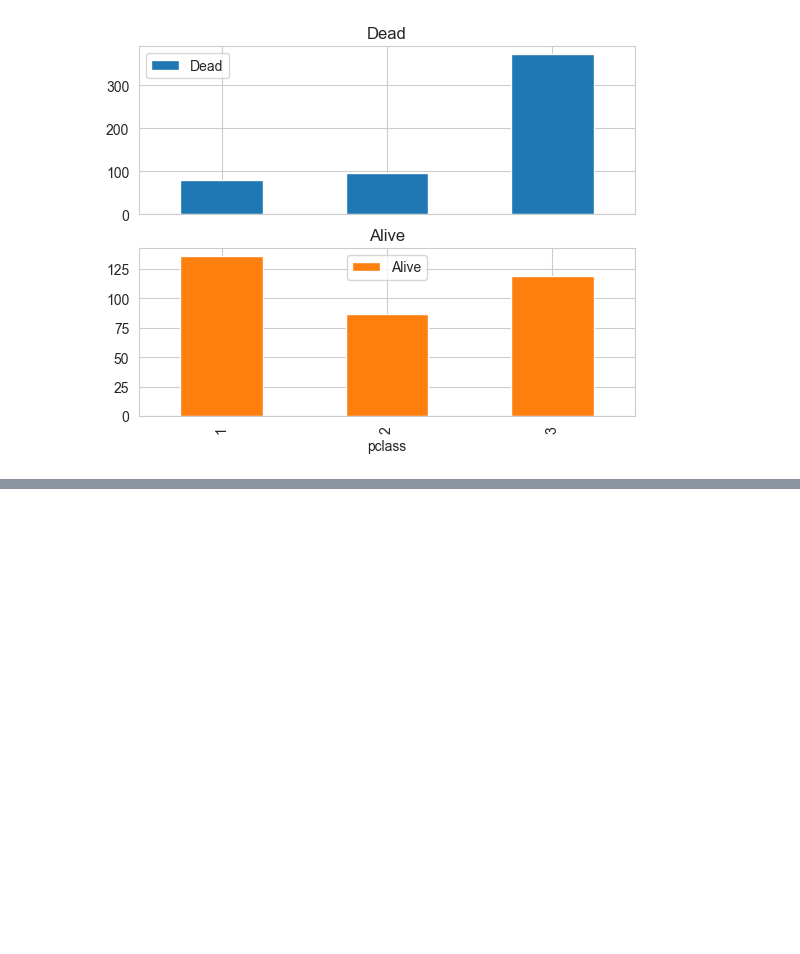
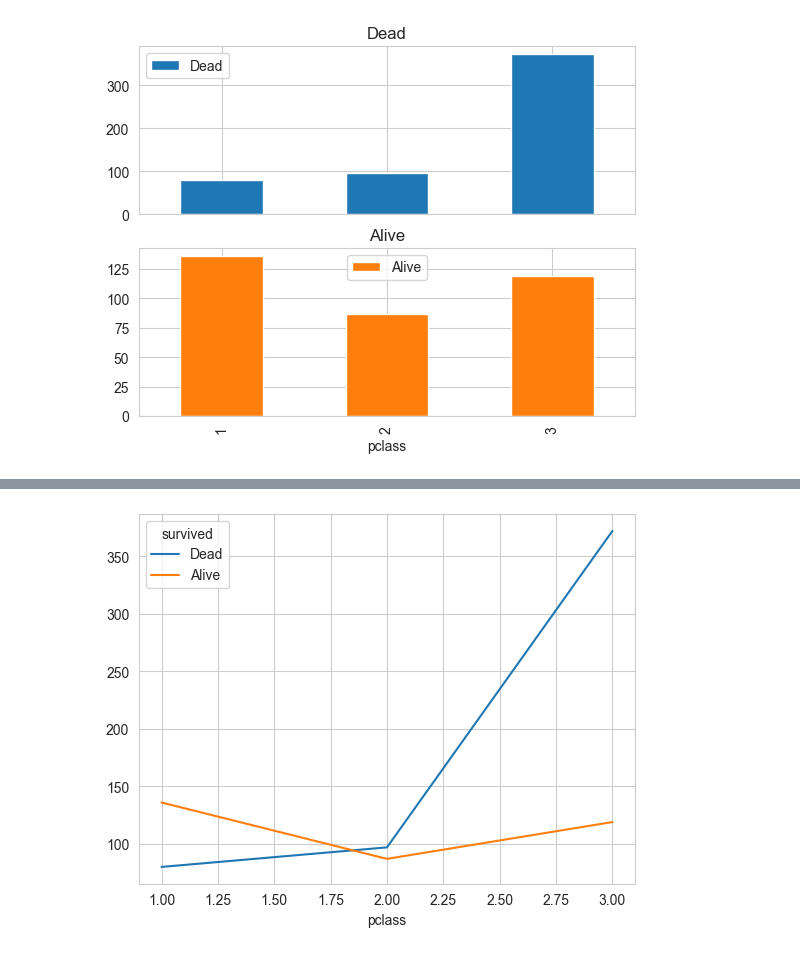
Before and after one commit to b0ong/bigdata-analysis-2024, a Jupyter notebook: day02/da06_plot_practice.ipynb, the cells around one changed output, grey strips where cells are left out. Saved outputs shown, nothing was run; the diff lists cells and outputs as text; code cells hidden in the pictures; blank space fills up the shorter version.

```diff
--- a/day02/da06_plot_practice.ipynb
+++ b/day02/da06_plot_practice.ipynb
@@ -104,0 +116,7 @@ plt.show()
+# %%
+# 라인차트
+pclassSurvived.plot.line()
+# pclassSurvived['Dead'].plot.line()
+plt.show()
+# %% [output]
+[figure, added]
```
Also changed, not shown: parts of 3 cells of this notebook, 2 other files.
